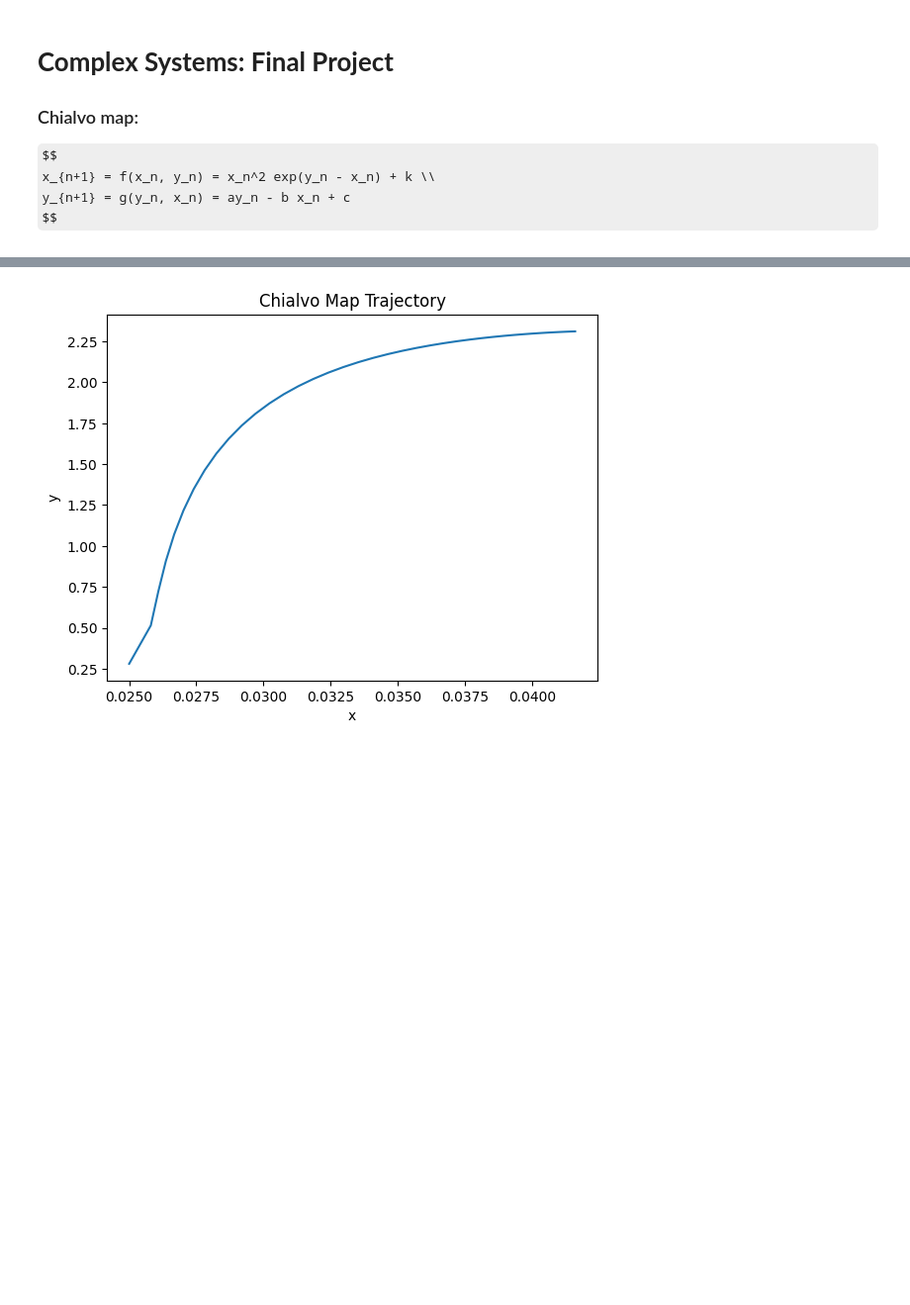
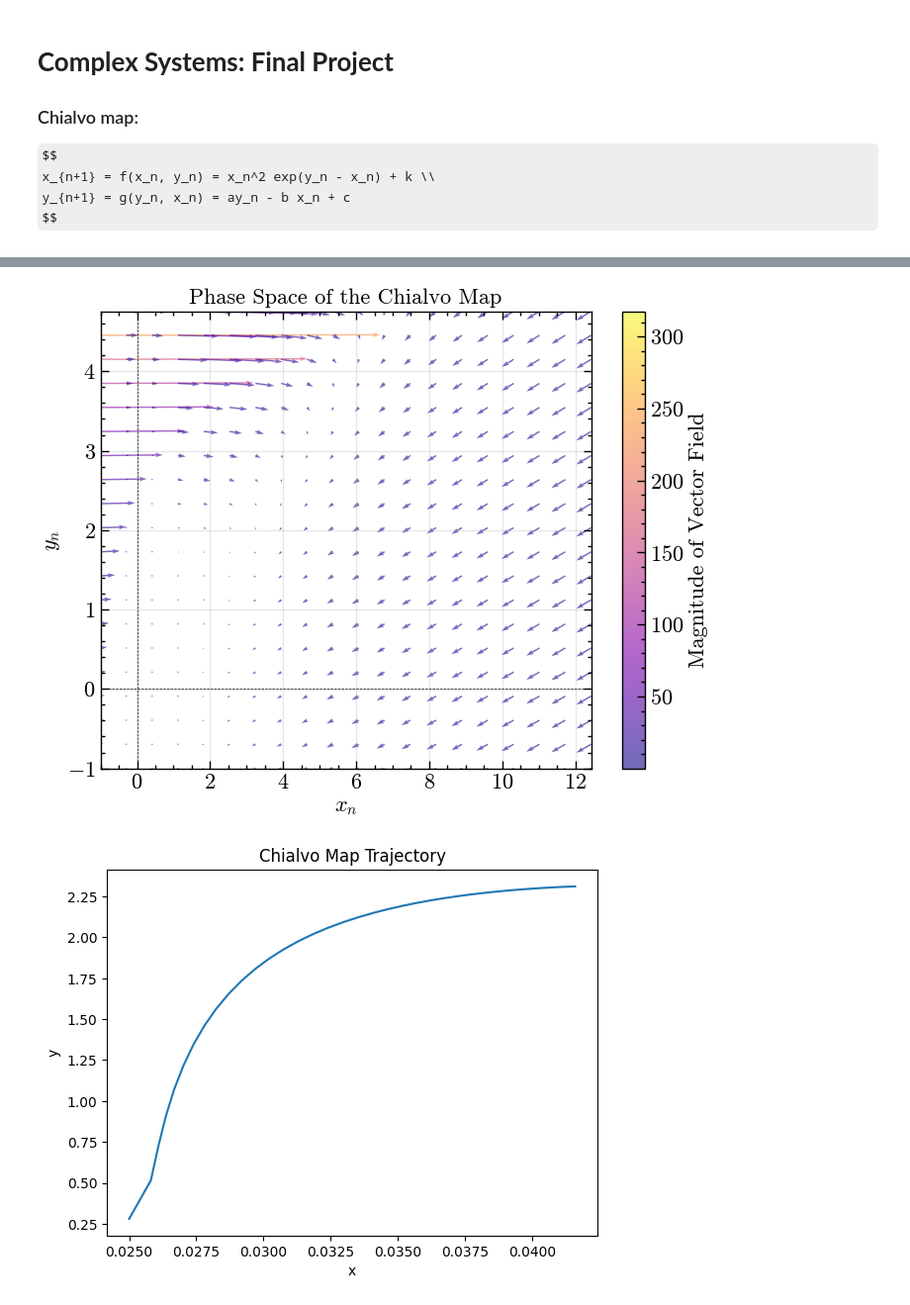
Before and after one commit to alanPalma25/complex_systems, a Jupyter notebook: final_project/chialvo_map.ipynb, the cells around one changed output, grey strips where cells are left out. Shown at 99% size. Saved outputs shown, nothing was run; the diff lists cells and outputs as text; code cells hidden in the pictures; some formulas as TeX source; blank space fills up the shorter version.

```diff
--- a/final_project/chialvo_map.ipynb
+++ b/final_project/chialvo_map.ipynb
@@ -12,3 +75,34 @@ import matplotlib.pyplot as plt
+# %%
+X, Y = np.meshgrid(x, y)
+U = xnext(X, Y, k) - X
+V = ynext(Y, X, a, b, c) - Y
+# Compute module of vectors
+magnitude = np.sqrt(U**2 + V**2)
+
+
+# Interpolate for better visualization
+fac_reduction = 5
+new_x = x[::fac_reduction]
+new_y = y[::fac_reduction]
+grid_x, grid_y = np.meshgrid(new_x, new_y)
+U_interp = griddata((X.flatten(), Y.flatten()), U.flatten(), (grid_x, grid_y), method='cubic')
+V_interp = griddata((X.flatten(), Y.flatten()), V.flatten(), (grid_x, grid_y), method='cubic')
+magnitude = np.sqrt(U_interp**2 + V_interp**2)
+
+plt.figure(figsize=(8, 6))
+plt.quiver(grid_x, grid_y, U_interp, V_interp, magnitude, cmap='plasma', alpha=0.6)
+plt.title('Phase Space of the Chialvo Map')
+plt.xlabel(r'$x_n$')
+plt.ylabel(r'$y_n$')
+plt.xlim(new_x.min(), new_x.max())
+plt.ylim(new_y.min(), new_y.max())
+plt.colorbar(label='Magnitude of Vector Field')
+plt.axhline(0, color='black', lw=0.5, ls='--')
+plt.axvline(0, color='black', lw=0.5, ls='--')
+plt.grid(alpha=0.3)
+plt.show()
+# %% [output]
+[figure, added]
 # %%
 class ChialvoMap:
     def __init__(self, a=0.89, b=0.6, c=0.28, k=0.025, T=1000):
```
Also changed, not shown: parts of 5 cells of this notebook.
